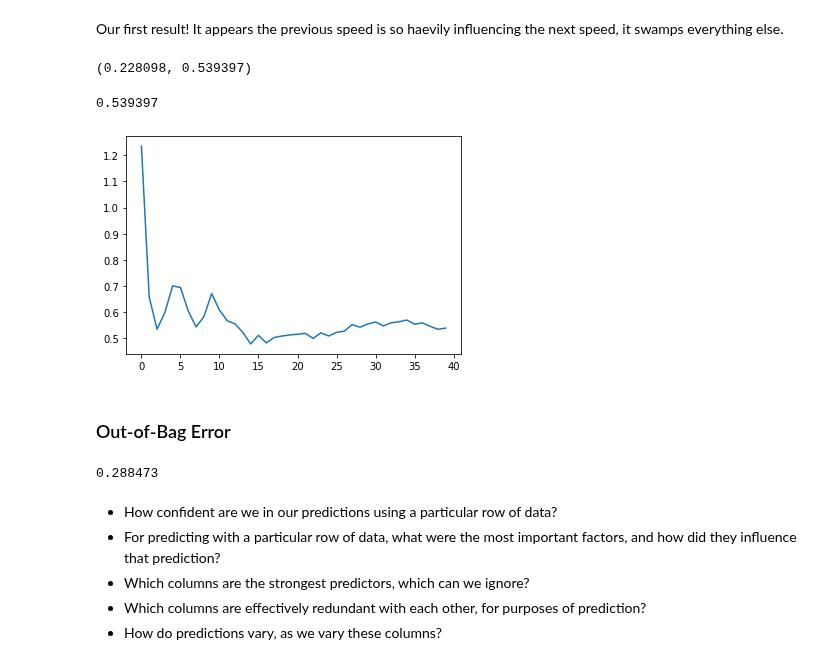
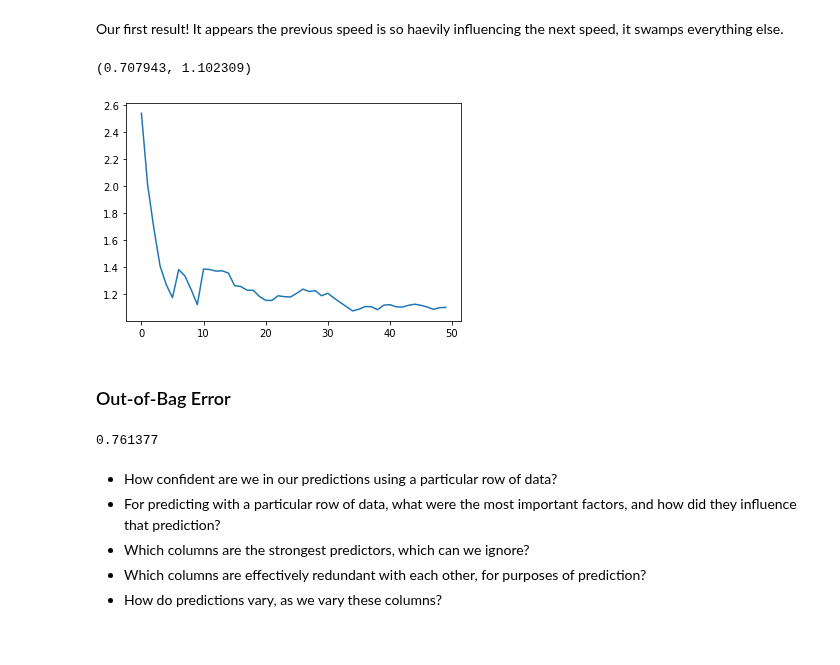
Before and after one commit to swicklund/hackathon, a Jupyter notebook: MLModel1.ipynb, the cells around one changed output. Cells and saved outputs as stored; diff of their text form; code cells hidden in the pictures.

```diff
--- a/MLModel1.ipynb
+++ b/MLModel1.ipynb
@@ -128,7 +128,7 @@ None
 dfTrainsLearn = dfTrainsAll
 dfTrainsLearn['lastReportedPosition.milepostLocation.trackName'] = dfTrainsLearn['lastReportedPosition.milepostLocation.trackName'].astype('category')
 dfTrainsLearn['lastReportedPosition.milepostLocation.trackName'] = dfTrainsLearn['lastReportedPosition.milepostLocation.trackName'].cat.set_categories(['WEST MAIN', 'MAIN', 'MT 2', 'MT 1', 'WESTXO', 'XO', 'EASTXO','YD LD', 'EAST MAIN', 'TO_N_EAST MAIN', 'TO_S_UP_MAINLINE', 'TO_S_CS JUNCTION', 'S_STARKS', 'TO_S_KCS UP PRT CONN', 'TO_N_LUCAS', 'S_LUCAS'])
-dfTrainsLearn['lastReportedSpeedMPH'] = dfTrainsLearn.apply(lambda row: row['positionHistoryList'][0]['speedMPH'], axis=1)
+#dfTrainsLearn['lastReportedSpeedMPH'] = dfTrainsLearn.apply(lambda row: row['positionHistoryList'][0]['speedMPH'], axis=1)
 dfTrainsLearn['symbolType'] = dfTrainsLearn.apply(lambda row: row['trainId.trainSymbol'][:1], axis=1)
 dfTrainsLearn['symbolType'] = dfTrainsLearn['symbolType'].astype('category')
 dfTrainsLearn['symbolType'] = dfTrainsLearn['symbolType'].cat.set_categories(['M', 'I', 'Z', 'C', 'W', 'E', 'U'])
@@ -330,33 +344,31 @@ m_rmse(m, valid_xs, valid_y)
 # %% [markdown]
 Our first result! It appears the previous speed is so haevily influencing the next speed, it swamps everything else.
 # %%
-def rf(xs, y, n_estimators=40, max_samples=4500,
-       max_features=0.5, min_samples_leaf=7, **kwargs):
+def randomForest(xs, y, n_estimators=50, max_samples=1500,
+       max_features=0.6, min_samples_leaf=5, **kwargs):
     return RandomForestRegressor(n_jobs=-1, n_estimators=n_estimators,
         max_samples=max_samples, max_features=max_features,
         min_samples_leaf=min_samples_leaf, oob_score=True).fit(xs, y)
 # %%
-m = rf(xs, y);
+m = randomForest(xs, y);
 # %%
 m_rmse(m, xs, y), m_rmse(m, valid_xs, valid_y)
 # %% [output]
-(0.228098, 0.539397)
+(0.707943, 1.102309)
 # %%
 preds = np.stack([t.predict(valid_xs) for t in m.estimators_])
 # %%
 r_mse(preds.mean(0), valid_y)
-# %% [output]
-0.539397
 # %%
-plt.plot([r_mse(preds[:i+1].mean(0), valid_y) for i in range(40)]);
+plt.plot([r_mse(preds[:i+1].mean(0), valid_y) for i in range(50)]);
 # %% [output]
-[figure, old version]
+[figure, new version]
 # %% [markdown]
 ### Out-of-Bag Error
 # %%
 r_mse(m.oob_prediction_, y)
 # %% [output]
-0.288473
+0.761377
 # %% [markdown]
 - How confident are we in our predictions using a particular row of data?
 - For predicting with a particular row of data, what were the most important factors, and how did they influence that prediction?
```
Also changed, not shown: parts of 16 cells of this notebook.
